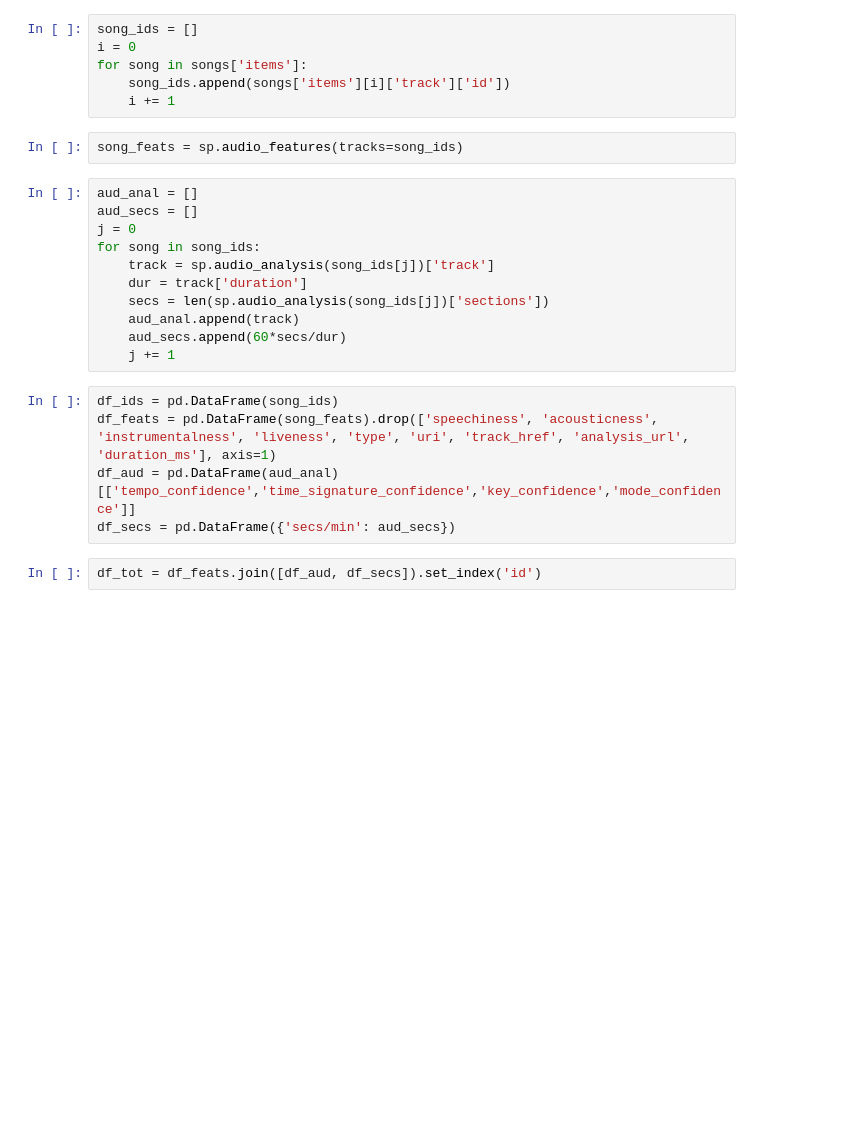
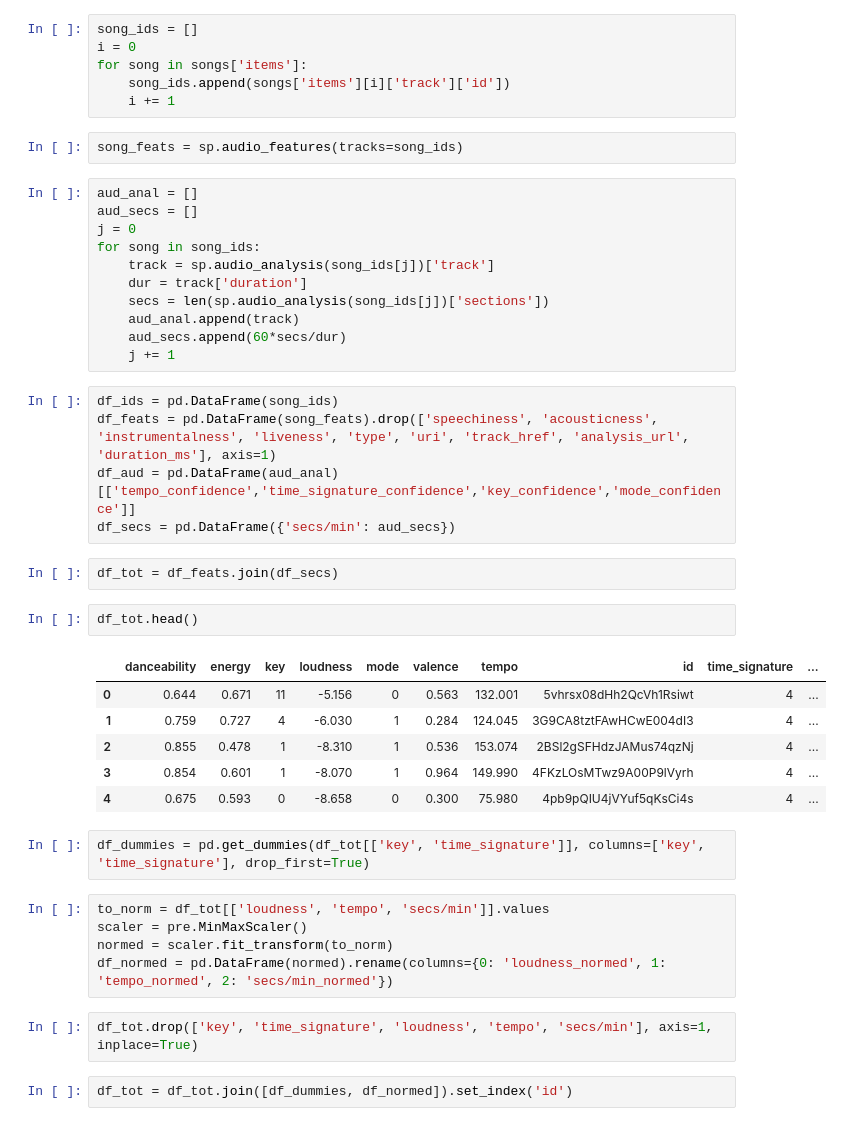
Before and after one commit to yashpar1/playlist-builder, a Jupyter notebook: exploratory_analysis.ipynb, the cells around one changed output. Saved outputs shown, nothing was run; the diff lists cells and outputs as text; blank space fills up the shorter version.

```diff
--- a/exploratory_analysis.ipynb
+++ b/exploratory_analysis.ipynb
@@ -33,4 +34,24 @@ df_feats = pd.DataFrame(song_feats).drop(['speechiness', 'acousticness', 'instru
 df_aud = pd.DataFrame(aud_anal)[['tempo_confidence','time_signature_confidence','key_confidence','mode_confidence']]
 df_secs = pd.DataFrame({'secs/min': aud_secs})
 # %%
-df_tot = df_feats.join([df_aud, df_secs]).set_index('id')
+df_tot = df_feats.join(df_secs)
+# %%
+df_tot.head()
+# %% [output]
+|  | danceability | energy | key | loudness | mode | valence | tempo | id | time_signature | ... |
+| 0 | 0.644 | 0.671 | 11 | -5.156 | 0 | 0.563 | 132.001 | 5vhrsx08dHh2QcVh1Rsiwt | 4 | ... |
+| 1 | 0.759 | 0.727 | 4 | -6.030 | 1 | 0.284 | 124.045 | 3G9CA8tztFAwHCwE004dI3 | 4 | ... |
+| 2 | 0.855 | 0.478 | 1 | -8.310 | 1 | 0.536 | 153.074 | 2BSl2gSFHdzJAMus74qzNj | 4 | ... |
+| 3 | 0.854 | 0.601 | 1 | -8.070 | 1 | 0.964 | 149.990 | 4FKzLOsMTwz9A00P9lVyrh | 4 | ... |
+| 4 | 0.675 | 0.593 | 0 | -8.658 | 0 | 0.300 | 75.980 | 4pb9pQIU4jVYuf5qKsCi4s | 4 | ... |
+# %%
+df_dummies = pd.get_dummies(df_tot[['key', 'time_signature']], columns=['key', 'time_signature'], drop_first=True)
+# %%
+to_norm = df_tot[['loudness', 'tempo', 'secs/min']].values
+scaler = pre.MinMaxScaler()
+normed = scaler.fit_transform(to_norm)
+df_normed = pd.DataFrame(normed).rename(columns={0: 'loudness_normed', 1: 'tempo_normed', 2: 'secs/min_normed'})
+# %%
+df_tot.drop(['key', 'time_signature', 'loudness', 'tempo', 'secs/min'], axis=1, inplace=True)
+# %%
+df_tot = df_tot.join([df_dummies, df_normed]).set_index('id')
```
Also changed, not shown: parts of 2 cells of this notebook.
